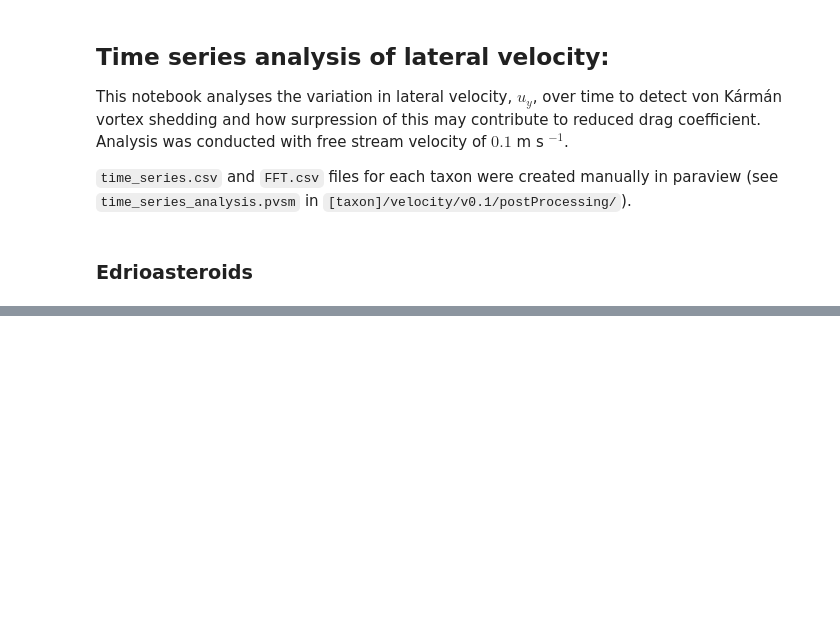
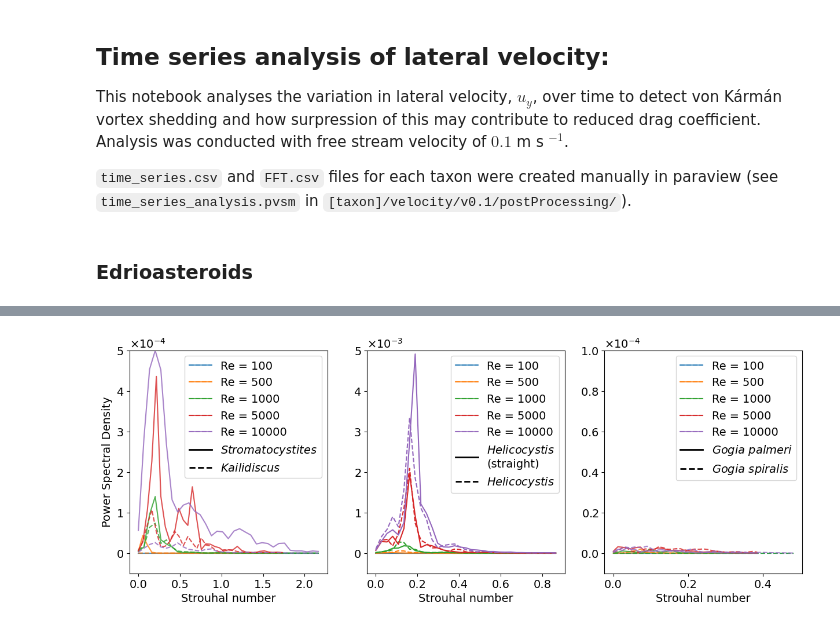
Before and after one commit to jwm212/spirals, a Jupyter notebook: analysis/time_series_analysis.ipynb, the cells around one changed output, grey strips where cells are left out. Saved outputs shown, nothing was run; the diff lists cells and outputs as text; code cells hidden in the pictures; blank space fills up the shorter version.

Commit message:
simplified figure for conference presentation

```diff
--- a/analysis/time_series_analysis.ipynb
+++ b/analysis/time_series_analysis.ipynb
@@ -131,0 +134,91 @@ plt.show()
+# %%
+colours_st = ['#03045e', '#023e8a', '#0077b6', '#00b4d8', '#ade8f4']
+colours_sp = ['#FD5602', '#FE6E00', '#FF8303', '#FFAF42', '#FEDEBE']
+colours = ['tab:blue', 'tab:orange', 'tab:green', 'tab:red', 'tab:purple']
+plt.rcParams.update({'font.size': 14})
+
+fig, axs = plt.subplots(
+    1,3,
+    figsize = (15,5)#,
+    #sharey=True
+    )
+
+lines_0 = []
+for i in Re:
+    line1, = axs[0].plot(
+        results["stromatocystites"][i]['strouhal'], results["stromatocystites"][i]['psd'],
+        alpha=0.8,
+        color = colours[Re.index(i)]
+        )
+    line2, = axs[0].plot(
+        results["kailidiscus"][i]['strouhal'], results["kailidiscus"][i]['psd'],
+        alpha=0.8,
+        color = colours[Re.index(i)],
+        linestyle = '--'
+        )
+    lines_0.append((line1, line2))
+
+    axs[1].plot(
+        results["helicocystis_straight"][i]['strouhal'], results["helicocystis_straight"][i]['psd'],
+        label=str(i),
+        alpha=1,
+        color = colours[Re.index(i)]
+        )
+    axs[1].plot(
+        results["helicocystis"][i]['strouhal'], results["helicocystis"][i]['psd'],
+        label=str(i),
+        alpha=1,
+        color = colours[Re.index(i)],
+        linestyle = '--'
+        )
+
+    axs[2].plot(
+        results["gogia_palmeri"][i]['strouhal'], results["gogia_palmeri"][i]['psd'],
+        label=str(i),
+        alpha=0.8,
+        color = colours[Re.index(i)]
+        )
+    axs[2].plot(
+        results["gogia_spiralis"][i]['strouhal'], results["gogia_spiralis"][i]['psd'],
+        label=str(i),
+        alpha=0.8,
+        color = colours[Re.index(i)],
+        linestyle = '--'
+        )
+
+subplot_type_handles = [
+    [Line2D([0],[0], color='black', linestyle='-', linewidth=2, label=r"$\it{Stromatocystites}$"),
+     Line2D([0],[0], color='black', linestyle='--', linewidth=2, label=r"$\it{Kailidiscus}$")],
+    [Line2D([0],[0], color='black', linestyle='-', linewidth=2, label=r"$\it{Helicocystis}$"
+                                                                        "\n"
+                                                                        "(straight)"),
+     Line2D([0],[0], color='black', linestyle='--', linewidth=2, label=r"$\it{Helicocystis}$")],
+    [Line2D([0],[0], color='black', linestyle='-', linewidth=2, label=r"$\it{Gogia\ palmeri}$"),
+     Line2D([0],[0], color='black', linestyle='--', linewidth=2, label=r"$\it{Gogia\ spiralis}$")]
+]
+
+for idx in range(3):
+    handles = lines_0 + subplot_type_handles[idx]
+    labels = ["Re = " +str(r) for r in Re] + [h.get_label() for h in subplot_type_handles[idx]]
+    axs[idx].legend(handles=handles, labels=labels)#, handler_map={tuple: HandlerTuple(ndivide=None)})
+    #axs[idx].set_xlim(0,1)
+    axs[idx].set_xlabel('Strouhal number')
+
+axs[0].ticklabel_format(axis='y', style='sci', scilimits=(0, 0), useMathText=True)
+axs[1].ticklabel_format(axis='y', style='sci', scilimits=(0, 0), useMathText=True)
+axs[2].ticklabel_format(axis='y', style='sci', scilimits=(0, 0), useMathText=True)
+
+#axs[0].ticklabel_format('sci', useMathText=True)
+#axs[0].set_title(r"$\it{Stromatocystites}$ / $\it{Kailidiscus}$")
+#axs[1].set_title(r"$\it{Helicocystis}$ (straight) / $\it{Helicocystis}$")
+#axs[2].set_title(r"$\it{Gogia\ palmeri}$ / $\it{Gogia\ spiralis}$")
+axs[0].set_ylabel('Power Spectral Density')
+axs[0].set_ylim(-0.5E-4, 5E-4)
+axs[1].set_ylim(-0.5E-3, 5E-3)
+axs[2].set_ylim(-0.1E-4,10E-5)
+axs[0].set_yticks([0, 1E-4, 2E-4, 3E-4, 4E-4, 5E-4])
+axs[1].set_yticks([0, 1E-3, 2E-3, 3E-3, 4E-3, 5E-3])
+axs[2].set_yticks([0, 2E-5, 4E-5, 6E-5, 8E-5, 10E-5])
+
+#plt.savefig('figures/psd.pdf', bbox_inches='tight', dpi=400)
+# %% [output]
@@ -131,0 +231 @@ plt.show()
+[figure, added]
```
Also changed, not shown: parts of 12 cells of this notebook.
